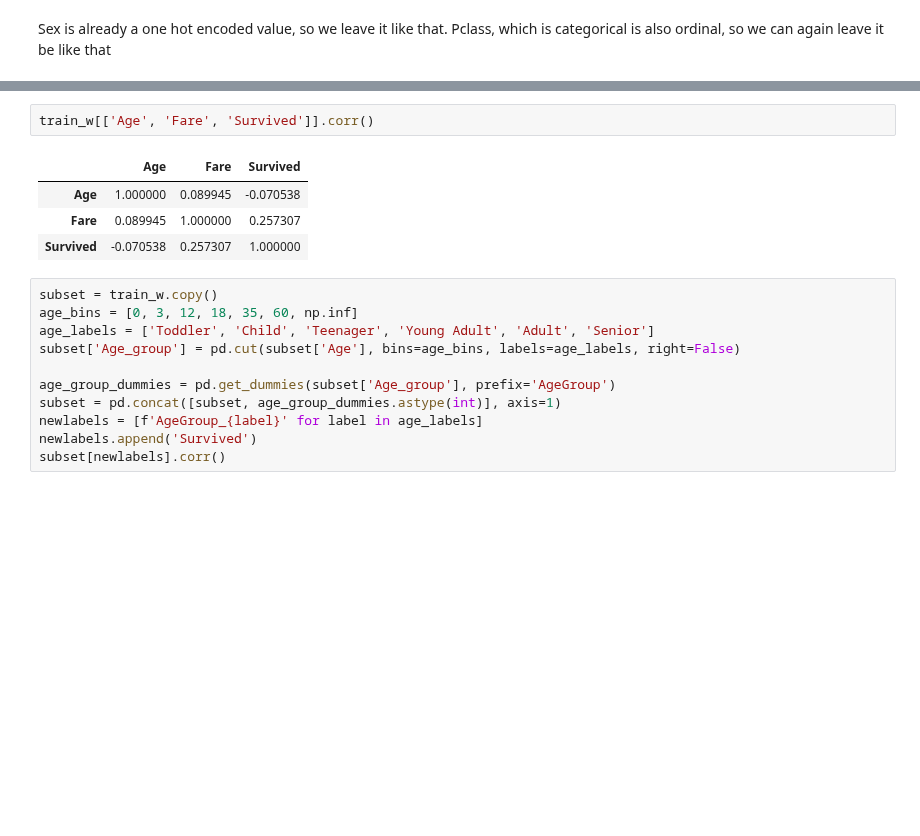
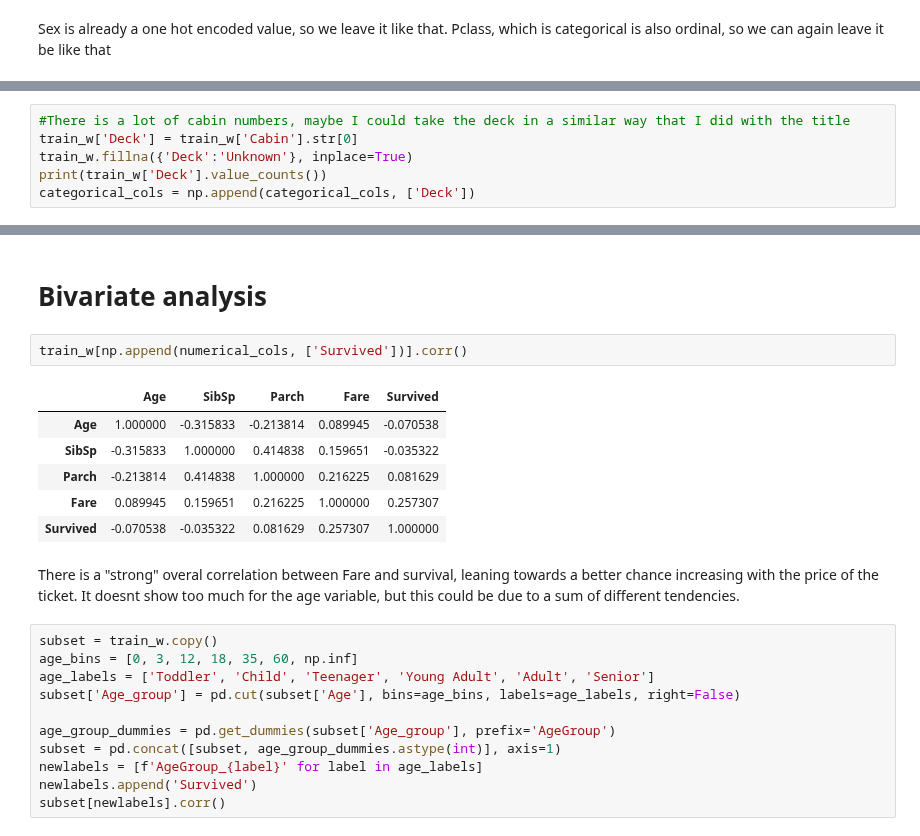
Before and after one commit to IngElecPuc/KaggleChallenges, a Jupyter notebook: titanic/titanic_eda.ipynb, the cells around one changed output, grey strips where cells are left out. Saved outputs shown, nothing was run; the diff lists cells and outputs as text; blank space fills up the shorter version.

Commit message:
Advances to bivariate analysis

```diff
--- a/titanic/titanic_eda.ipynb
+++ b/titanic/titanic_eda.ipynb
@@ -396,0 +378,6 @@ Bivariate analysis
+# %%
+#There is a lot of cabin numbers, maybe I could take the deck in a similar way that I did with the title
+train_w['Deck'] = train_w['Cabin'].str[0]
+train_w.fillna({'Deck':'Unknown'}, inplace=True)
+print(train_w['Deck'].value_counts())
+categorical_cols = np.append(categorical_cols, ['Deck'])
@@ -397,10 +396,16 @@ Bivariate analysis
+# %% [markdown]
+# Bivariate analysis
 # %%
-train_w[['Age', 'Fare', 'Survived']].corr()
+train_w[np.append(numerical_cols, ['Survived'])].corr()
 # %% [output]
-|  | Age | Fare | Survived |
-| Age | 1.000000 | 0.089945 | -0.070538 |
-| Fare | 0.089945 | 1.000000 | 0.257307 |
-| Survived | -0.070538 | 0.257307 | 1.000000 |
+|  | Age | SibSp | Parch | Fare | Survived |
+| Age | 1.000000 | -0.315833 | -0.213814 | 0.089945 | -0.070538 |
+| SibSp | -0.315833 | 1.000000 | 0.414838 | 0.159651 | -0.035322 |
+| Parch | -0.213814 | 0.414838 | 1.000000 | 0.216225 | 0.081629 |
+| Fare | 0.089945 | 0.159651 | 0.216225 | 1.000000 | 0.257307 |
+| Survived | -0.070538 | -0.035322 | 0.081629 | 0.257307 | 1.000000 |
+# %% [markdown]
+There is a "strong" overal correlation between Fare and survival, leaning towards a better chance increasing with the price of the ticket. It doesnt show too much for the age variable, but this could be due to a sum of different tendencies.
 # %%
 subset = train_w.copy()
 age_bins = [0, 3, 12, 18, 35, 60, np.inf]
```
Also changed, not shown: parts of 13 cells of this notebook.
